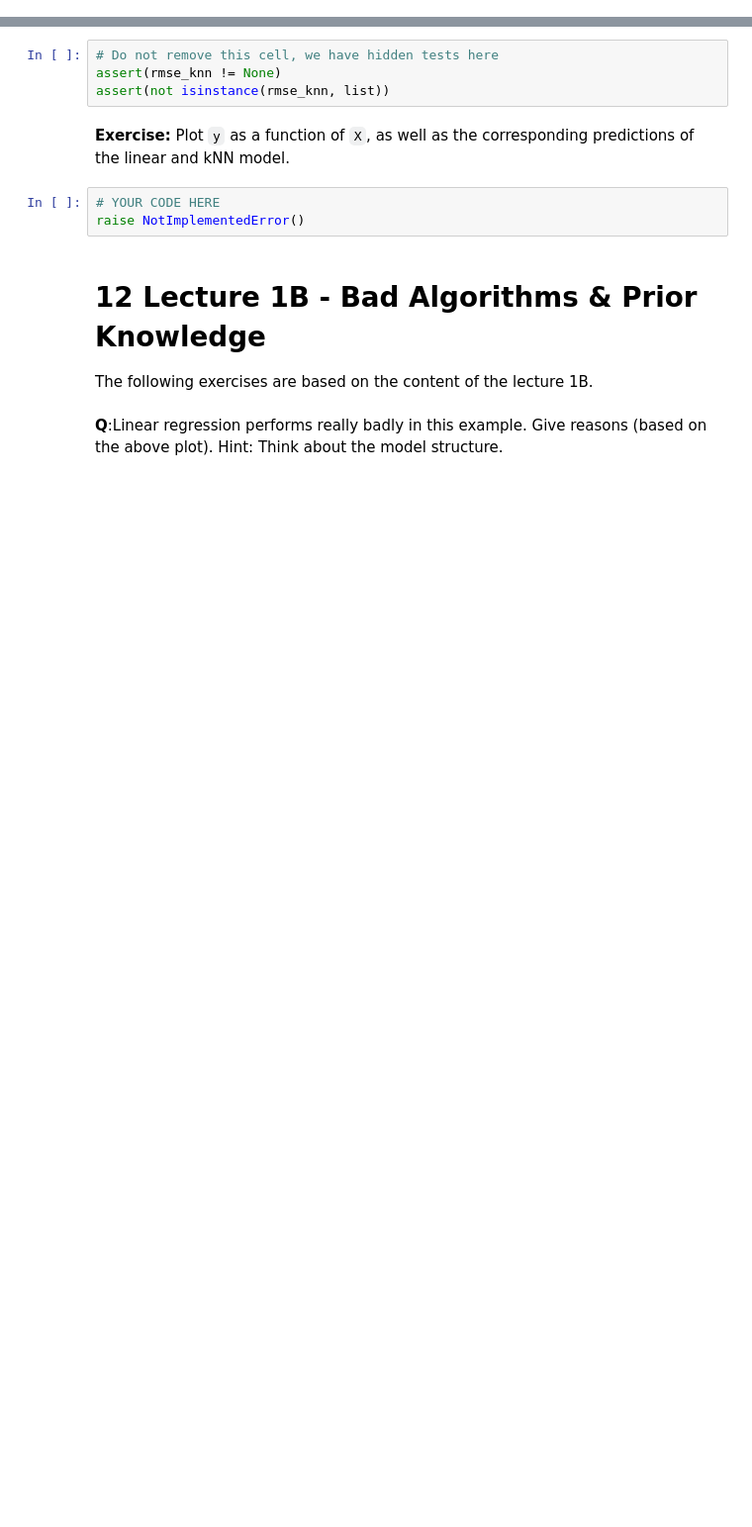
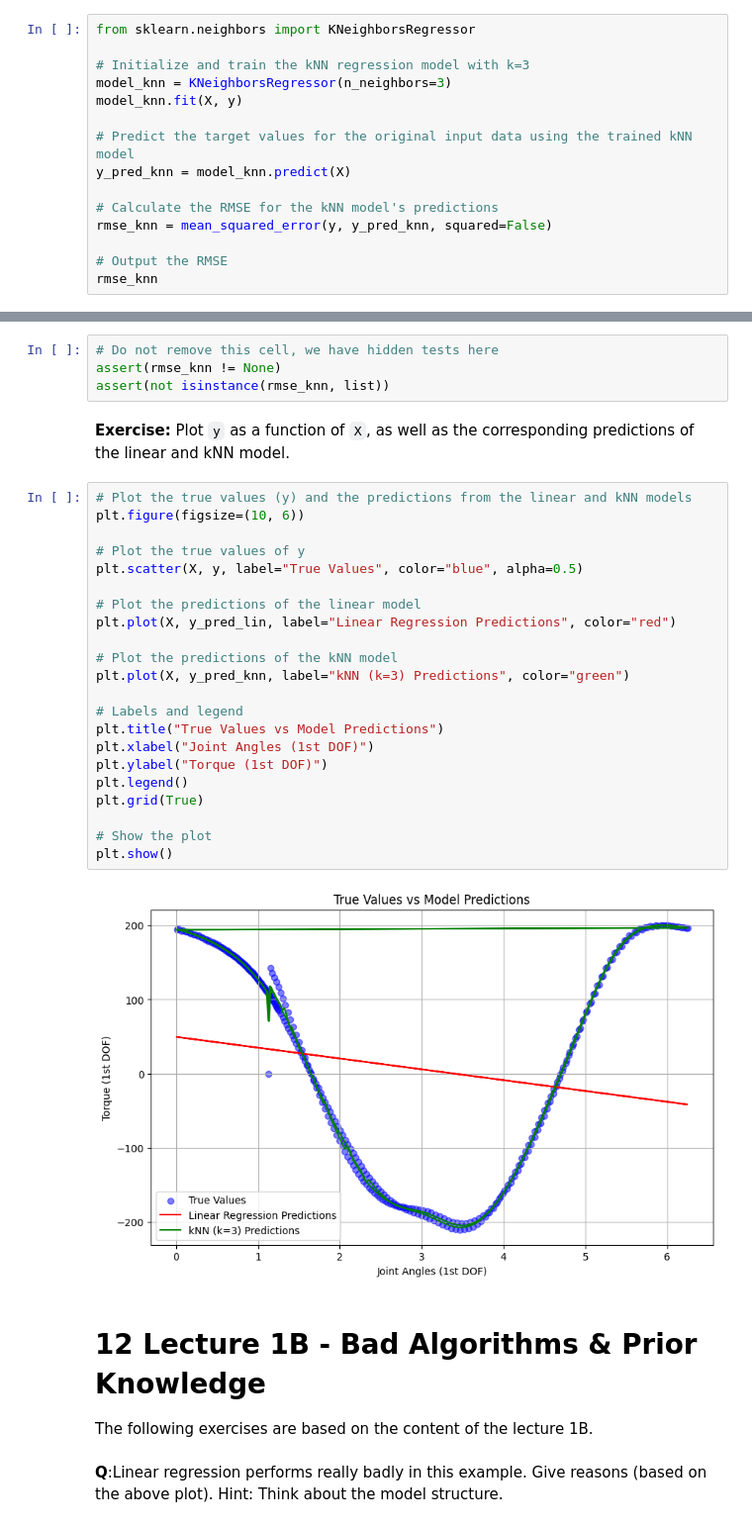
Before and after one commit to harshbhatia66/RO47002-Practicums, a Jupyter notebook: practicum1/RO47002_week1_python_tutorial.ipynb, the cells around one changed output, grey strips where cells are left out. Shown at 99% size. Saved outputs shown, nothing was run; the diff lists cells and outputs as text; blank space fills up the shorter version.

```diff
--- a/practicum1/RO47002_week1_python_tutorial.ipynb
+++ b/practicum1/RO47002_week1_python_tutorial.ipynb
@@ -1677,0 +1672,15 @@ raise NotImplementedError()
+# %%
+from sklearn.neighbors import KNeighborsRegressor
+
+# Initialize and train the kNN regression model with k=3
+model_knn = KNeighborsRegressor(n_neighbors=3)
+model_knn.fit(X, y)
+
+# Predict the target values for the original input data using the trained kNN model
+y_pred_knn = model_knn.predict(X)
+
+# Calculate the RMSE for the kNN model's predictions
+rmse_knn = mean_squared_error(y, y_pred_knn, squared=False)
+
+# Output the RMSE
+rmse_knn
@@ -1682,9 +1693,30 @@ assert(not isinstance(rmse_knn, list))
 # %% [markdown]
 **Exercise:**
 Plot `y` as a function of `X`, as well as the corresponding predictions of the linear and kNN model.
-# %%
-# YOUR CODE HERE
-raise NotImplementedError()
+# %%
+# Plot the true values (y) and the predictions from the linear and kNN models
+plt.figure(figsize=(10, 6))
+
+# Plot the true values of y
+plt.scatter(X, y, label="True Values", color="blue", alpha=0.5)
+
+# Plot the predictions of the linear model
+plt.plot(X, y_pred_lin, label="Linear Regression Predictions", color="red")
+
+# Plot the predictions of the kNN model
+plt.plot(X, y_pred_knn, label="kNN (k=3) Predictions", color="green")
+
+# Labels and legend
+plt.title("True Values vs Model Predictions")
+plt.xlabel("Joint Angles (1st DOF)")
+plt.ylabel("Torque (1st DOF)")
+plt.legend()
+plt.grid(True)
+
+# Show the plot
+plt.show()
+# %% [output]
+[figure, added]
 # %% [markdown]
 # 12 Lecture 1B - Bad Algorithms & Prior Knowledge
 The following exercises are based on the content of the lecture 1B.
```
Also changed, not shown: parts of 8 cells of this notebook.
